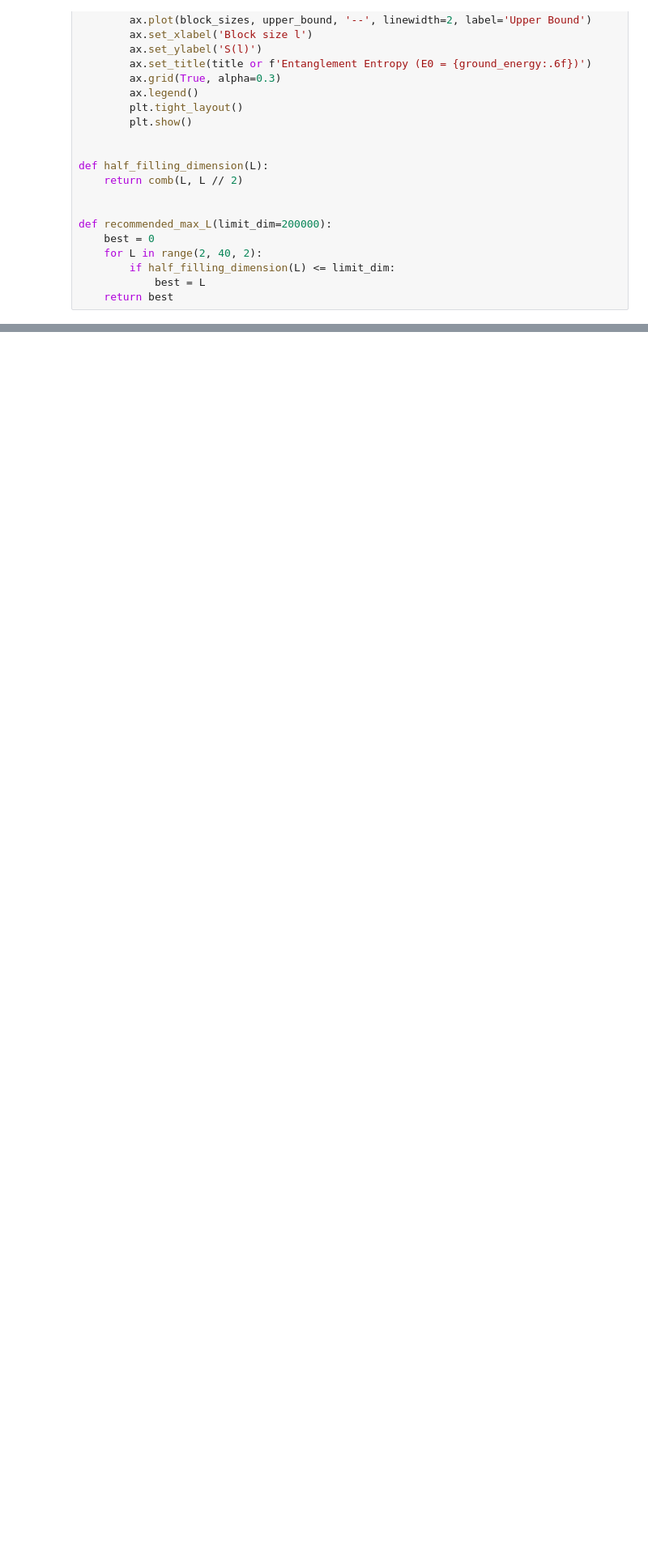
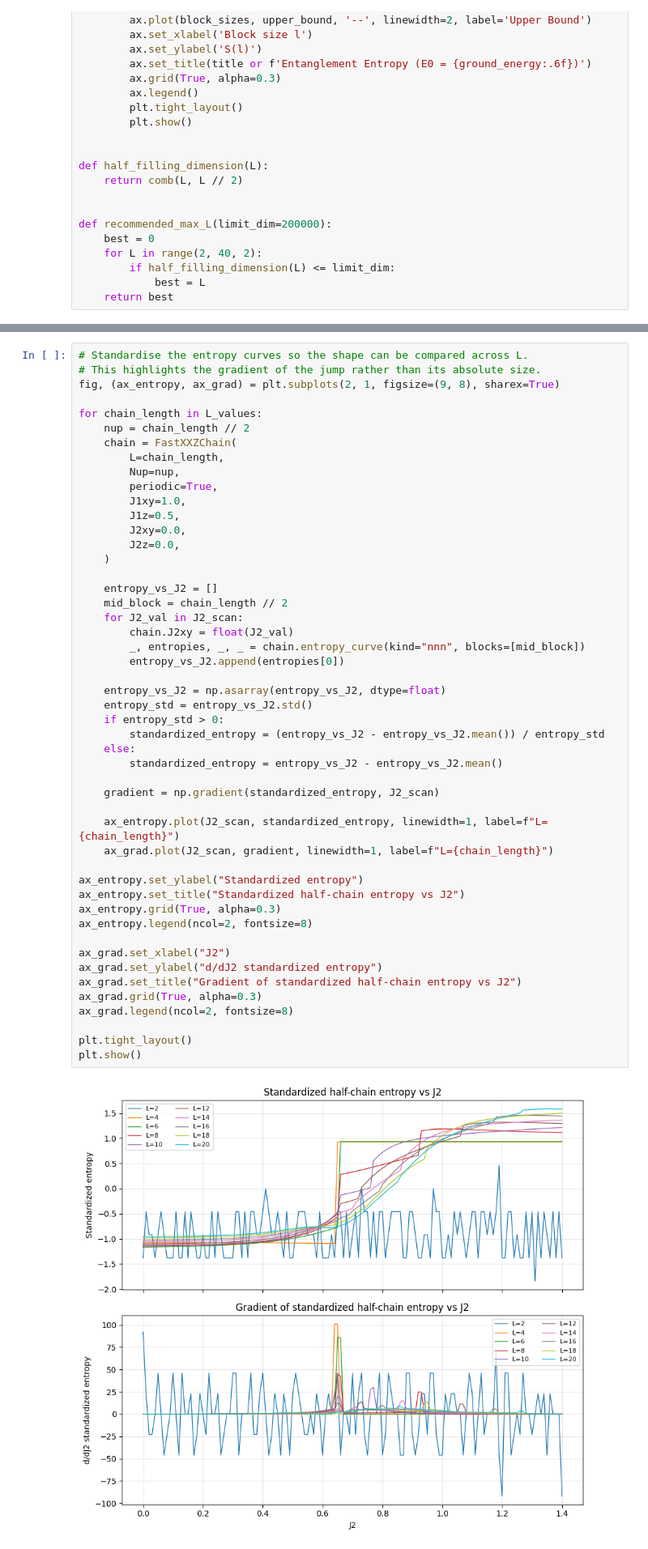
Before and after one commit to Matth3wc/HamiltonTrust_2026_Spin_Chains, a Jupyter notebook: santos_izmir2014_coding_exercises/exercises_optimized.ipynb, the cells around one changed output, grey strips where cells are left out. Shown at 81% size. Cells and saved outputs as stored; diff of their text form; blank space fills up the shorter version.

```diff
--- a/santos_izmir2014_coding_exercises/exercises_optimized.ipynb
+++ b/santos_izmir2014_coding_exercises/exercises_optimized.ipynb
@@ -279,0 +289,51 @@ KeyboardInterrupt:
+# %%
+# Standardise the entropy curves so the shape can be compared across L.
+# This highlights the gradient of the jump rather than its absolute size.
+fig, (ax_entropy, ax_grad) = plt.subplots(2, 1, figsize=(9, 8), sharex=True)
+
+for chain_length in L_values:
+    nup = chain_length // 2
+    chain = FastXXZChain(
+        L=chain_length,
+        Nup=nup,
+        periodic=True,
+        J1xy=1.0,
+        J1z=0.5,
+        J2xy=0.0,
+        J2z=0.0,
+    )
+
+    entropy_vs_J2 = []
+    mid_block = chain_length // 2
+    for J2_val in J2_scan:
+        chain.J2xy = float(J2_val)
+        _, entropies, _, _ = chain.entropy_curve(kind="nnn", blocks=[mid_block])
+        entropy_vs_J2.append(entropies[0])
+
+    entropy_vs_J2 = np.asarray(entropy_vs_J2, dtype=float)
+    entropy_std = entropy_vs_J2.std()
+    if entropy_std > 0:
+        standardized_entropy = (entropy_vs_J2 - entropy_vs_J2.mean()) / entropy_std
+    else:
+        standardized_entropy = entropy_vs_J2 - entropy_vs_J2.mean()
+
+    gradient = np.gradient(standardized_entropy, J2_scan)
+
+    ax_entropy.plot(J2_scan, standardized_entropy, linewidth=1, label=f"L={chain_length}")
+    ax_grad.plot(J2_scan, gradient, linewidth=1, label=f"L={chain_length}")
+
+ax_entropy.set_ylabel("Standardized entropy")
+ax_entropy.set_title("Standardized half-chain entropy vs J2")
+ax_entropy.grid(True, alpha=0.3)
+ax_entropy.legend(ncol=2, fontsize=8)
+
+ax_grad.set_xlabel("J2")
+ax_grad.set_ylabel("d/dJ2 standardized entropy")
+ax_grad.set_title("Gradient of standardized half-chain entropy vs J2")
+ax_grad.grid(True, alpha=0.3)
+ax_grad.legend(ncol=2, fontsize=8)
+
+plt.tight_layout()
+plt.show()
+# %% [output]
+[figure, added]
```
Also changed, not shown: parts of 1 cell of this notebook, 4 other files.
